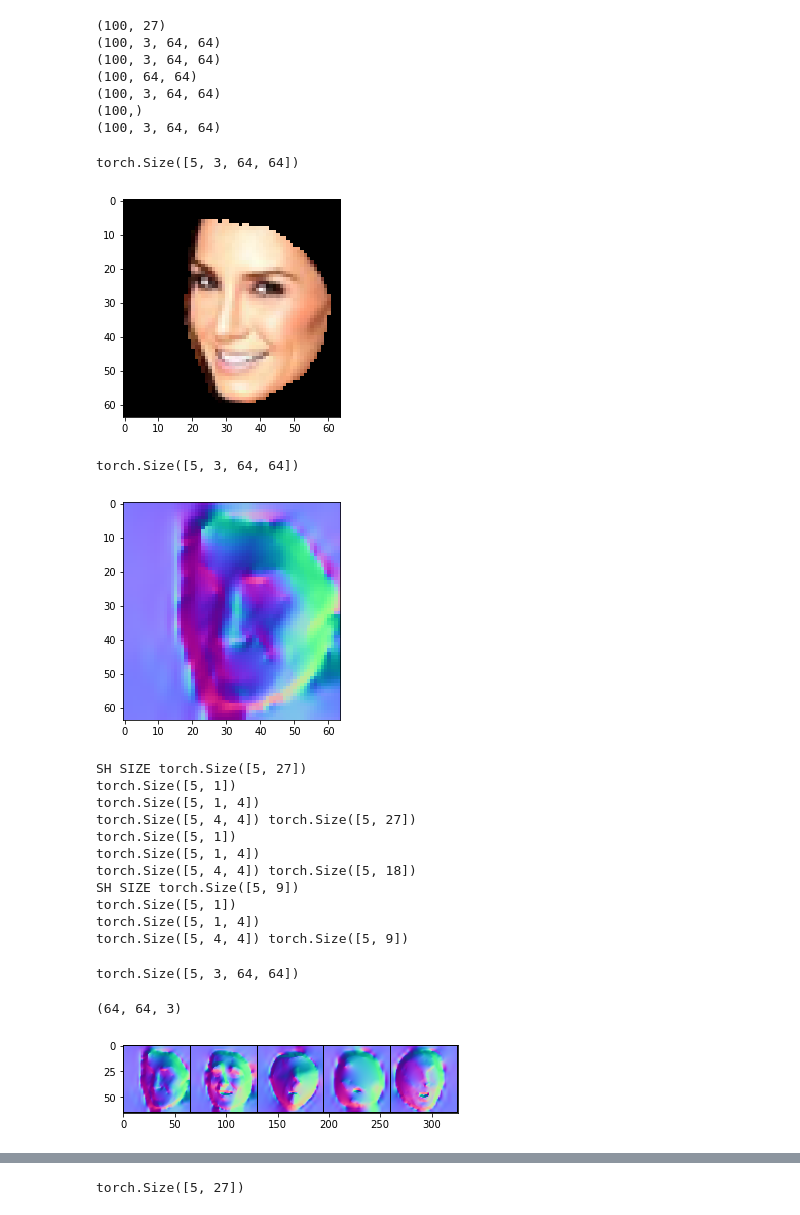
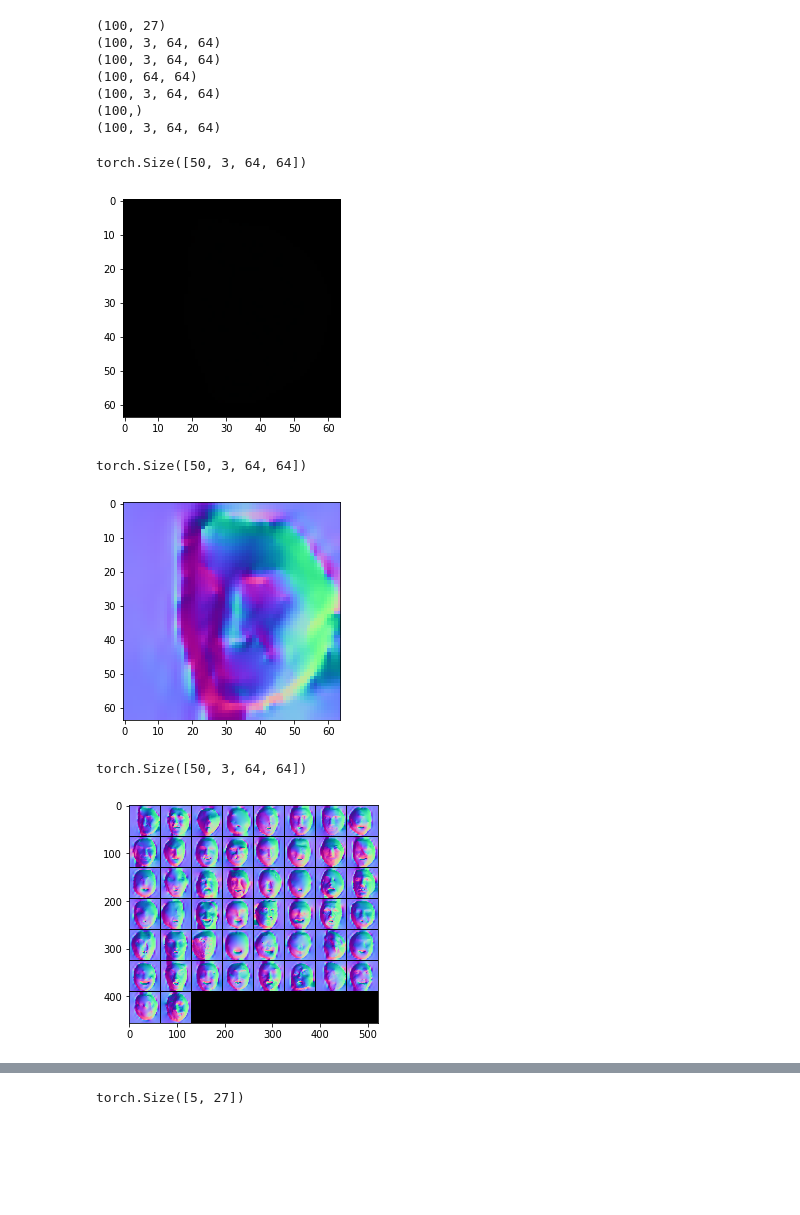
Before and after one commit to bhushan23/Light-Estimation, a Jupyter notebook: LDAN/ShadingFromSH.ipynb, the cells around one changed output, grey strips where cells are left out. Saved outputs shown, nothing was run; the diff lists cells and outputs as text; code cells hidden in the pictures; blank space fills up the shorter version.

```diff
--- a/LDAN/ShadingFromSH.ipynb
+++ b/LDAN/ShadingFromSH.ipynb
@@ -181,7 +178,7 @@ print height.shape
 print reflectance.shape
 print finalLoss.shape
 print shading.shape
-batch_size = 5
+batch_size = 50
 realImage = torch.utils.data.DataLoader(syn1, batch_size= batch_size, shuffle = False)
 realSH = torch.utils.data.DataLoader(lighting, batch_size= batch_size, shuffle = False)
 rNormal = torch.utils.data.DataLoader(normal, batch_size= batch_size, shuffle = False)
@@ -200,61 +197,54 @@ rShading = torch.utils.data.DataLoader(shading, batch_size= batch_size, shuffle
 # %%
 dreal = next(iter(realImage))
 print dreal.shape
-show(dreal[0])
+show(denorm(dreal[0]))
 # %% [output]
-torch.Size([5, 3, 64, 64])
+torch.Size([50, 3, 64, 64])
-[figure, old version]
+[figure, new version]
 # %%
 dreal = next(iter(rNormal))
 print dreal.shape
 show(denorm(dreal[0]))
 # %% [output]
-torch.Size([5, 3, 64, 64])
+torch.Size([50, 3, 64, 64])
 [figure]
 # %%
 # Shading from Normals and SH
-dreal = next(iter(rNormal))
-dreal = var(dreal).type(torch.DoubleTensor)
-shader = waspShadeRenderer(None)
-rSH = next(iter(realSH))
-rSH = var(rSH).type(torch.DoubleTensor)
-print 'SH SIZE', rSH.shape
-###
-out1 = shader(rSH, dreal)
-rSH = rSH[:,9:] #.unsqueeze(0)
-out2 = shader(rSH, dreal)
-rSH = rSH[:,9:] #.unsqueeze(0)
-print 'SH SIZE', rSH.shape
-out3 = shader(rSH, dreal)
+def ShadingFromDataLoading(rNomal, SH):
+    normal = next(iter(rNormal))
+    normal = denorm(normal)
+    normal = var(normal).type(torch.DoubleTensor)
+
+    rSH = next(iter(SH))
+    rSH = var(rSH).type(torch.DoubleTensor)
+    return getShadingFromNormalAndSH(normal, rSH)
+
+#
+def getShadingFromNormalAndSH(Normal, rSH):
+    shader = waspShadeRenderer(None)
+    out1 = shader(rSH, Normal)
+    rSH = rSH[:,9:] #.unsqueeze(0)
+    out2 = shader(rSH, Normal)
+    rSH = rSH[:,9:] #.unsqueeze(0)
+    out3 = shader(rSH, Normal)
+    outShadingB = torch.cat((out1, out2, out3), 1)
+    return outShadingB
-# %% [output]
-SH SIZE torch.Size([5, 27])
-torch.Size([5, 1])
-torch.Size([5, 1, 4])
-torch.Size([5, 4, 4]) torch.Size([5, 27])
-torch.Size([5, 1])
-torch.Size([5, 1, 4])
-torch.Size([5, 4, 4]) torch.Size([5, 18])
-SH SIZE torch.Size([5, 9])
-torch.Size([5, 1])
-torch.Size([5, 1, 4])
-torch.Size([5, 4, 4]) torch.Size([5, 9])
 # %%
-outShadingB = torch.cat((out1, out2, out3), 1)
+# Test Shading
+outShadingB = ShadingFromDataLoading(rNormal, realSH)
 print outShadingB.shape
-
 outShadingB = denorm(outShadingB)
 outShadingB = outShadingB.data
 outShading = np.transpose(outShadingB[0].numpy(), (1,2,0))
-outShading.shape
 # %% [output]
-torch.Size([5, 3, 64, 64])
+torch.Size([50, 3, 64, 64])
-(64, 64, 3)
 # %%
+# Normal
 rImg = denorm(dreal)
-rImg = rImg.data
+#rImg = dreal.data
 show(torchvision.utils.make_grid(rImg, padding=1))
 # %% [output]
-[figure, old version]
+[figure, new version]
 # %%
 show(torchvision.utils.make_grid(outShadingB, padding=1))
 # %% [output]
```
Also changed, not shown: parts of 9 cells of this notebook, 6 other files.
